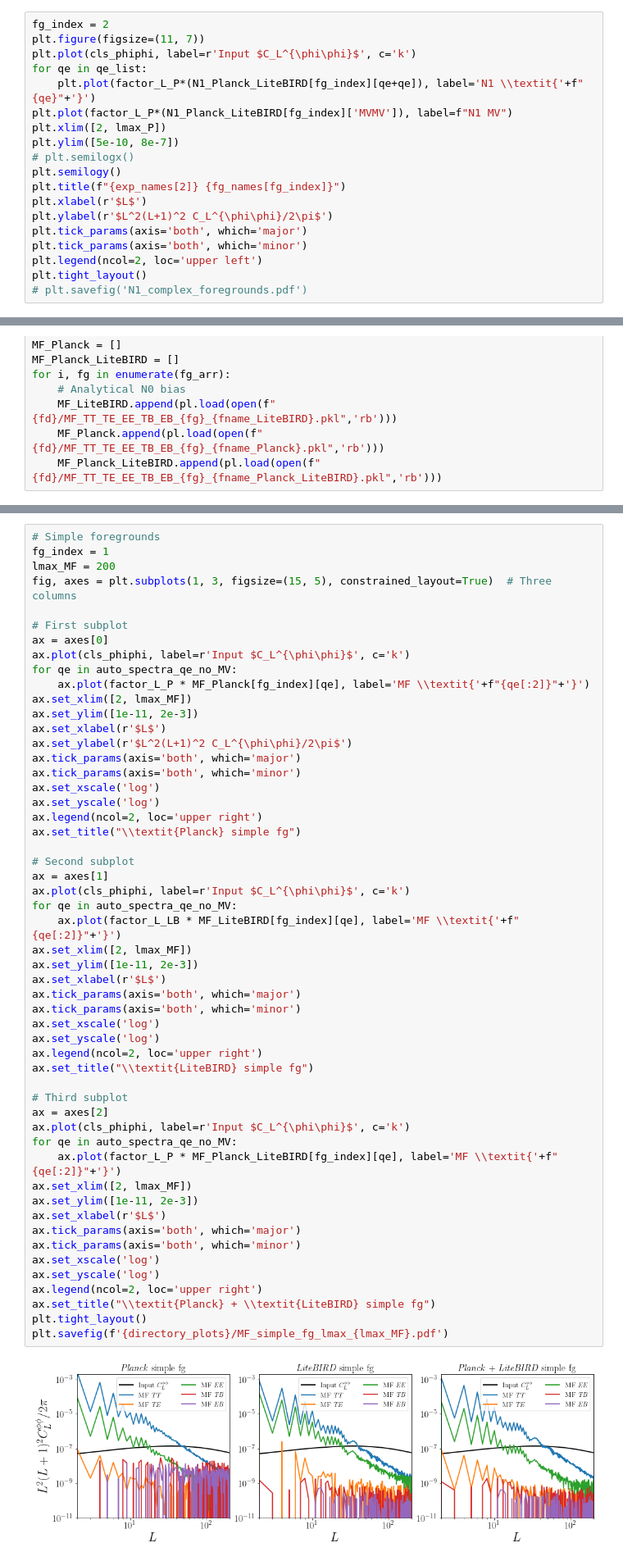
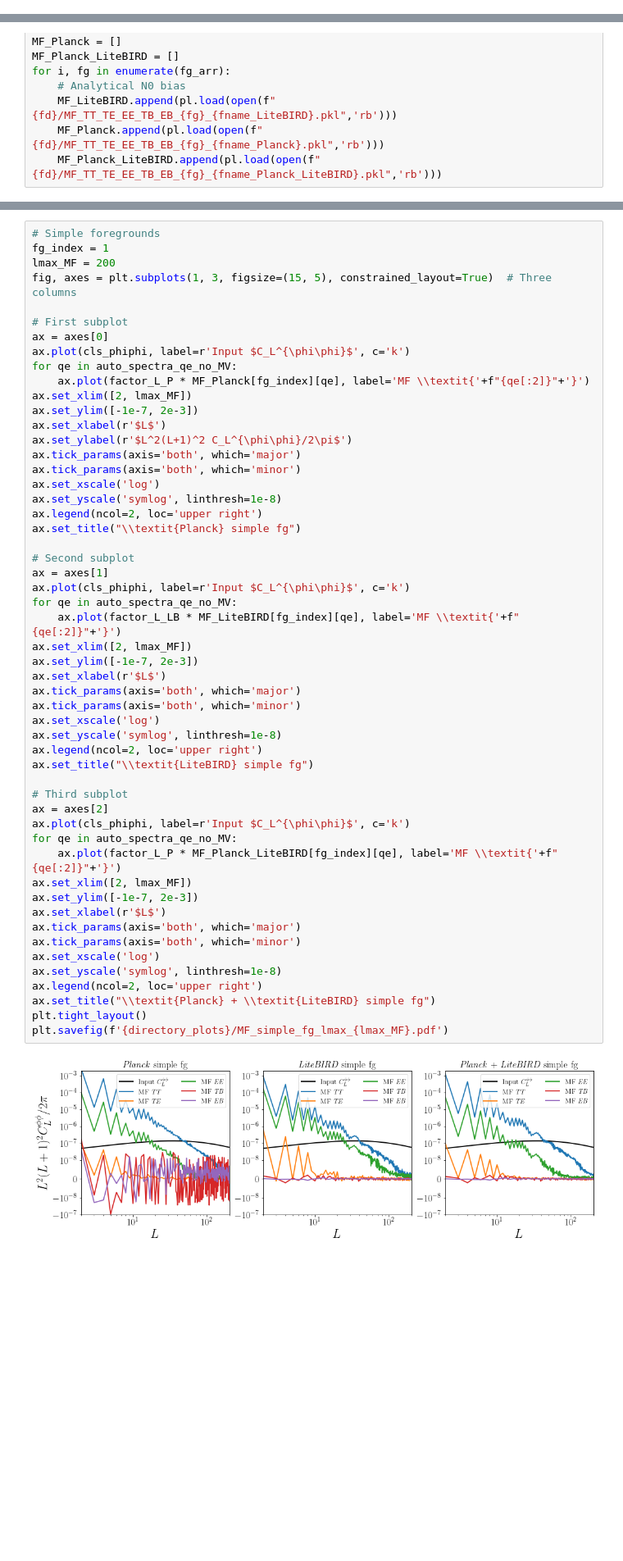
Before and after one commit to miguelrgranda/PlanckBIRD-lens, a Jupyter notebook: notebooks/bias_estimation_publish.ipynb, the cells around one changed output, grey strips where cells are left out. Shown: that part at 82% size. Saved outputs shown, nothing was run; the diff lists cells and outputs as text; blank space fills up the shorter version.

```diff
--- a/notebooks/bias_estimation_publish.ipynb
+++ b/notebooks/bias_estimation_publish.ipynb
@@ -352,19 +271,0 @@ plt.savefig(f'{directory_plots}/N1_simple_foregrounds.pdf')
-# %%
-fg_index = 2
-plt.figure(figsize=(11, 7))
-plt.plot(cls_phiphi, label=r'Input $C_L^{\phi\phi}$', c='k')
-for qe in qe_list:
-    plt.plot(factor_L_P*(N1_Planck_LiteBIRD[fg_index][qe+qe]), label='N1 \\textit{'+f"{qe}"+'}')
-plt.plot(factor_L_P*(N1_Planck_LiteBIRD[fg_index]['MVMV']), label=f"N1 MV")
-plt.xlim([2, lmax_P])
-plt.ylim([5e-10, 8e-7])
-# plt.semilogx()
-plt.semilogy()
-plt.title(f"{exp_names[2]} {fg_names[fg_index]}")
-plt.xlabel(r'$L$')
-plt.ylabel(r'$L^2(L+1)^2 C_L^{\phi\phi}/2\pi$')
-plt.tick_params(axis='both', which='major')
-plt.tick_params(axis='both', which='minor')
-plt.legend(ncol=2, loc='upper left')
-plt.tight_layout()
-# plt.savefig('N1_complex_foregrounds.pdf')
@@ -565,49 +299,49 @@ ax.plot(cls_phiphi, label=r'Input $C_L^{\phi\phi}$', c='k')
 for qe in auto_spectra_qe_no_MV:
     ax.plot(factor_L_P * MF_Planck[fg_index][qe], label='MF \\textit{'+f"{qe[:2]}"+'}')
 ax.set_xlim([2, lmax_MF])
-ax.set_ylim([1e-11, 2e-3])
+ax.set_ylim([-1e-7, 2e-3])
 ax.set_xlabel(r'$L$')
 ax.set_ylabel(r'$L^2(L+1)^2 C_L^{\phi\phi}/2\pi$')
 ax.tick_params(axis='both', which='major')
 ax.tick_params(axis='both', which='minor')
 ax.set_xscale('log')
-ax.set_yscale('log')
+ax.set_yscale('symlog', linthresh=1e-8)
 ax.legend(ncol=2, loc='upper right')
 ax.set_title("\\textit{Planck} simple fg")
 
 # Second subplot
 ax = axes[1]
 ax.plot(cls_phiphi, label=r'Input $C_L^{\phi\phi}$', c='k')
 for qe in auto_spectra_qe_no_MV:
     ax.plot(factor_L_LB * MF_LiteBIRD[fg_index][qe], label='MF \\textit{'+f"{qe[:2]}"+'}')
 ax.set_xlim([2, lmax_MF])
-ax.set_ylim([1e-11, 2e-3])
+ax.set_ylim([-1e-7, 2e-3])
 ax.set_xlabel(r'$L$')
 ax.tick_params(axis='both', which='major')
 ax.tick_params(axis='both', which='minor')
 ax.set_xscale('log')
-ax.set_yscale('log')
+ax.set_yscale('symlog', linthresh=1e-8)
 ax.legend(ncol=2, loc='upper right')
 ax.set_title("\\textit{LiteBIRD} simple fg")
 
 # Third subplot
 ax = axes[2]
 ax.plot(cls_phiphi, label=r'Input $C_L^{\phi\phi}$', c='k')
 for qe in auto_spectra_qe_no_MV:
     ax.plot(factor_L_P * MF_Planck_LiteBIRD[fg_index][qe], label='MF \\textit{'+f"{qe[:2]}"+'}')
 ax.set_xlim([2, lmax_MF])
-ax.set_ylim([1e-11, 2e-3])
+ax.set_ylim([-1e-7, 2e-3])
 ax.set_xlabel(r'$L$')
 ax.tick_params(axis='both', which='major')
 ax.tick_params(axis='both', which='minor')
 ax.set_xscale('log')
-ax.set_yscale('log')
+ax.set_yscale('symlog', linthresh=1e-8)
 ax.legend(ncol=2, loc='upper right')
 ax.set_title("\\textit{Planck} + \\textit{LiteBIRD} simple fg")
 plt.tight_layout()
 plt.savefig(f'{directory_plots}/MF_simple_fg_lmax_{lmax_MF}.pdf')
 # %% [output]
-[figure, old version]
+[figure, new version]
 # %% [markdown]
 # MV weights
 # %%
```
Also changed, not shown: parts of 11 cells of this notebook, 22 other files.
